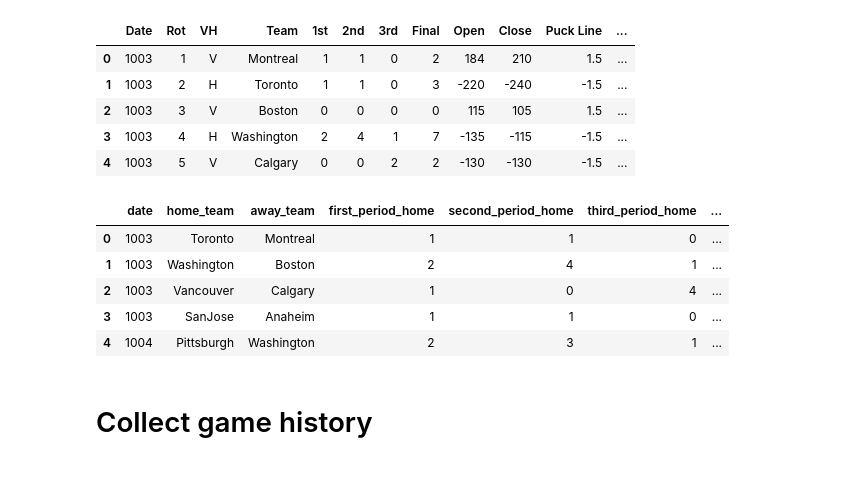
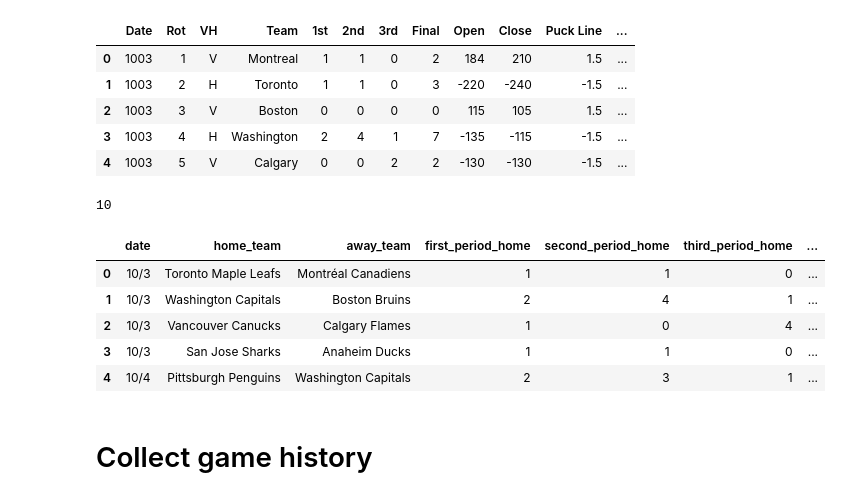
Before and after one commit to d141/epl_predictions, a Jupyter notebook: NHL_Data_Collection.ipynb, the cells around one changed output. Cells and saved outputs as stored; diff of their text form; code cells hidden in the pictures.

```diff
--- a/NHL_Data_Collection.ipynb
+++ b/NHL_Data_Collection.ipynb
@@ -34,3 +148,9 @@ odds.head()
+# %%
+date = "1003"
+d = datetime.strptime(date, "%m%d")
+d.month
+# %% [output]
+10
 # %%
 def process_odds_data(df):
   cols = ['date', 'home_team', 'away_team', 'first_period_home', 'second_period_home', 'third_period_home',
@@ -46,43 +166,53 @@ def process_odds_data(df):
     game_number = 1
     if index % 2 == 0:
       result = {}
-      result['date'] = row['Date']
+
+      d = datetime.strptime(str(row['Date']), "%m%d")
+      d = f"{d.month}/{d.day}"
+      result['date'] = d
+
       result['game_number'] = game_number
       game_number += 1
-      result['home_team'] = row['Team']
-      result['away_team'] = df.loc[index-1]['Team']
+
+      home_team = row['Team']
+      away_team = df.loc[index-1]['Team']
+
+
+
+      result['home_team'] = team_name_dict[home_team]
+      result['away_team'] = team_name_dict[away_team]
       result['first_period_home'] = row['1st']
       result['second_period_home'] = row['2nd']
       result['third_period_home'] = row['3rd']
       result['first_period_away'] = df.loc[index-1]['1st']
       result['second_period_away'] = df.loc[index-1]['2nd']
       result['third_period_away'] = df.loc[index-1]['3rd']
       result['final_score'] = row['Final']
       result['opening_moneyline_home'] = row['Open']
       result['opening_moneyline_away'] = df.loc[index-1]['Open']
       result['closing_moneyline_home'] = row['Close']
       result['closing_moneyline_away'] = df.loc[index-1]['Close']
       result['spread'] = row['Puck Line']
       result['away_spread_odds'] = df.loc[index-1]['Unnamed: 11']
       result['home_spread_odds'] = row['Unnamed: 11']
       result['open_OU'] = row['Open OU']
       result['close_OU'] = row['Close OU']
       result['over_odds'] = row['Unnamed: 13']
       result['under_odds'] = row['Unnamed: 13']
       #print(row['Team'], df.loc[index-1]['Team'])
       #print(result)
       final= final.append(result, ignore_index=True)
   #df = pd.concat(games)
   return final
 df = process_odds_data(odds)
 df.head()
 # %% [output]
 |  | date | home_team | away_team | first_period_home | second_period_home | third_period_home | ... |
-| 0 | 1003 | Toronto | Montreal | 1 | 1 | 0 | ... |
-| 1 | 1003 | Washington | Boston | 2 | 4 | 1 | ... |
-| 2 | 1003 | Vancouver | Calgary | 1 | 0 | 4 | ... |
-| 3 | 1003 | SanJose | Anaheim | 1 | 1 | 0 | ... |
-| 4 | 1004 | Pittsburgh | Washington | 2 | 3 | 1 | ... |
+| 0 | 10/3 | Toronto Maple Leafs | Montréal Canadiens | 1 | 1 | 0 | ... |
+| 1 | 10/3 | Washington Capitals | Boston Bruins | 2 | 4 | 1 | ... |
+| 2 | 10/3 | Vancouver Canucks | Calgary Flames | 1 | 0 | 4 | ... |
+| 3 | 10/3 | San Jose Sharks | Anaheim Ducks | 1 | 1 | 0 | ... |
+| 4 | 10/4 | Pittsburgh Penguins | Washington Capitals | 2 | 3 | 1 | ... |
 # %% [markdown]
 # Collect game history
 # %%
```
Also changed, not shown: parts of 5 cells of this notebook.
